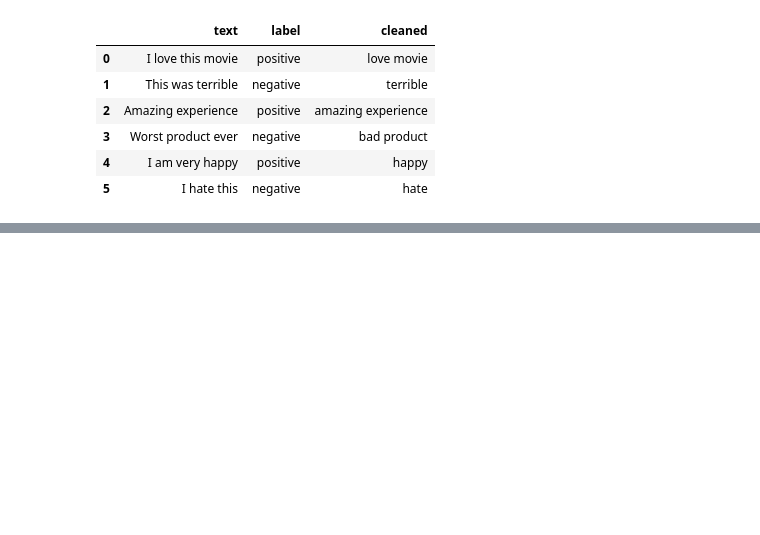
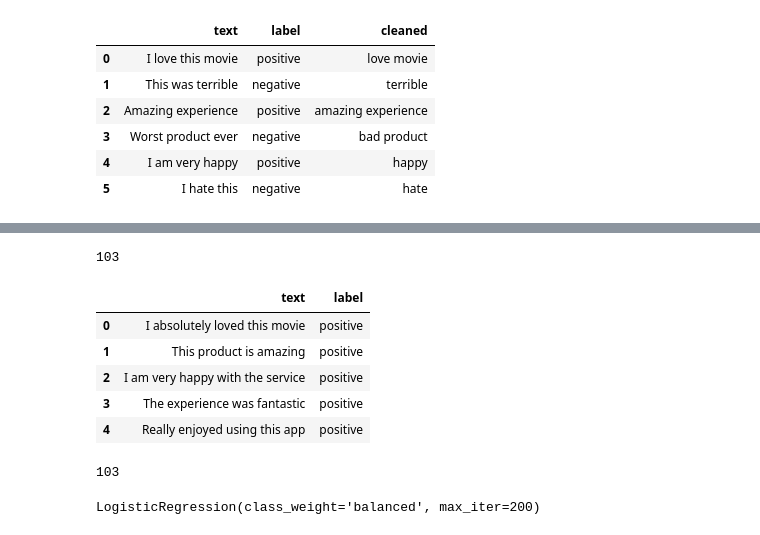
Before and after one commit to naveed8606/sentiment-analysis-spacy, a Jupyter notebook: Sentiment_Analysis_spacy.ipynb, the cells around one changed output, grey strips where cells are left out. Cells and saved outputs as stored; diff of their text form; code cells hidden in the pictures; blank space fills up the shorter version.

```diff
--- a/Sentiment_Analysis_spacy.ipynb
+++ b/Sentiment_Analysis_spacy.ipynb
@@ -121,0 +142,20 @@ positive
+# %%
+import pandas as pd
+
+url = "https://raw.githubusercontent.com/naveed8606/sentiment-analysis-spacy/main/data/sample.csv"
+df = pd.read_csv(url)
+
+print(len(df))
+df.head()
+# %% [output]
+103
+|  | text | label |
+| 0 | I absolutely loved this movie | positive |
+| 1 | This product is amazing | positive |
+| 2 | I am very happy with the service | positive |
+| 3 | The experience was fantastic | positive |
+| 4 | Really enjoyed using this app | positive |
+# %%
+len(df)
+# %% [output]
+103
@@ -121,0 +170,15 @@ positive
+# %%
+from sklearn.model_selection import train_test_split
+from sklearn.linear_model import LogisticRegression
+
+X_train, X_test, y_train, y_test = train_test_split(
+    X, y,
+    test_size=0.2,
+    random_state=42,
+    stratify=y
+)
+
+model = LogisticRegression(max_iter=200, class_weight="balanced")
+model.fit(X_train, y_train)
+# %% [output]
+LogisticRegression(class_weight='balanced', max_iter=200)
```
Also changed, not shown: parts of 9 cells of this notebook.
